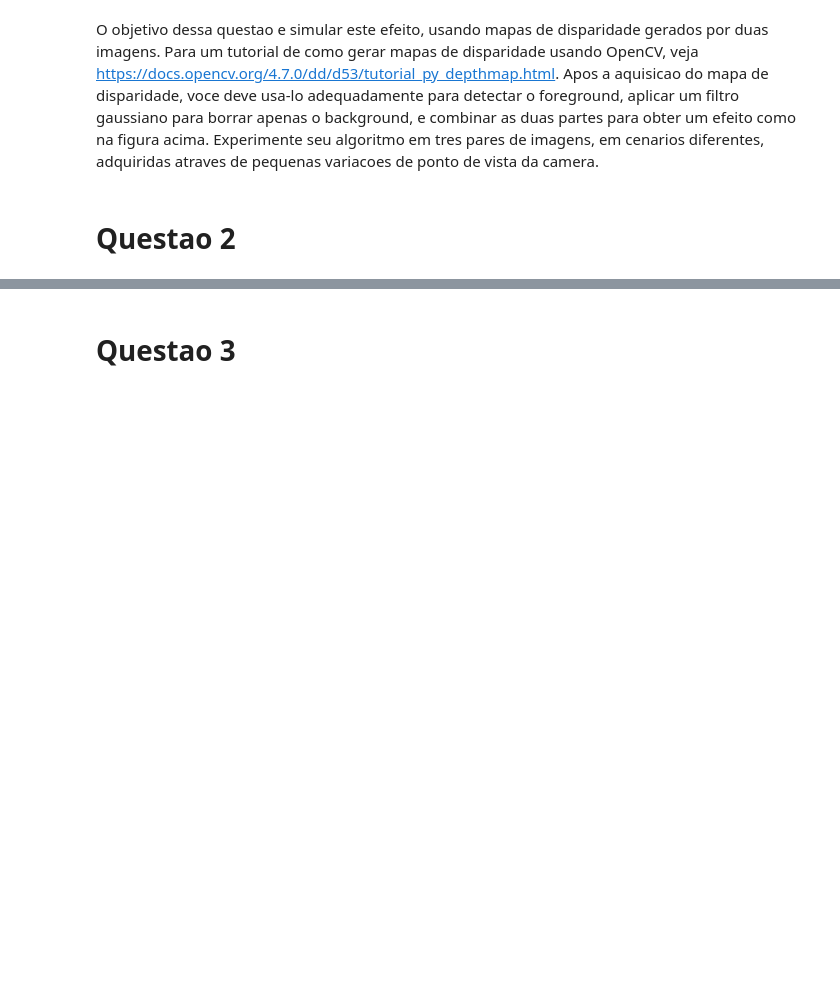
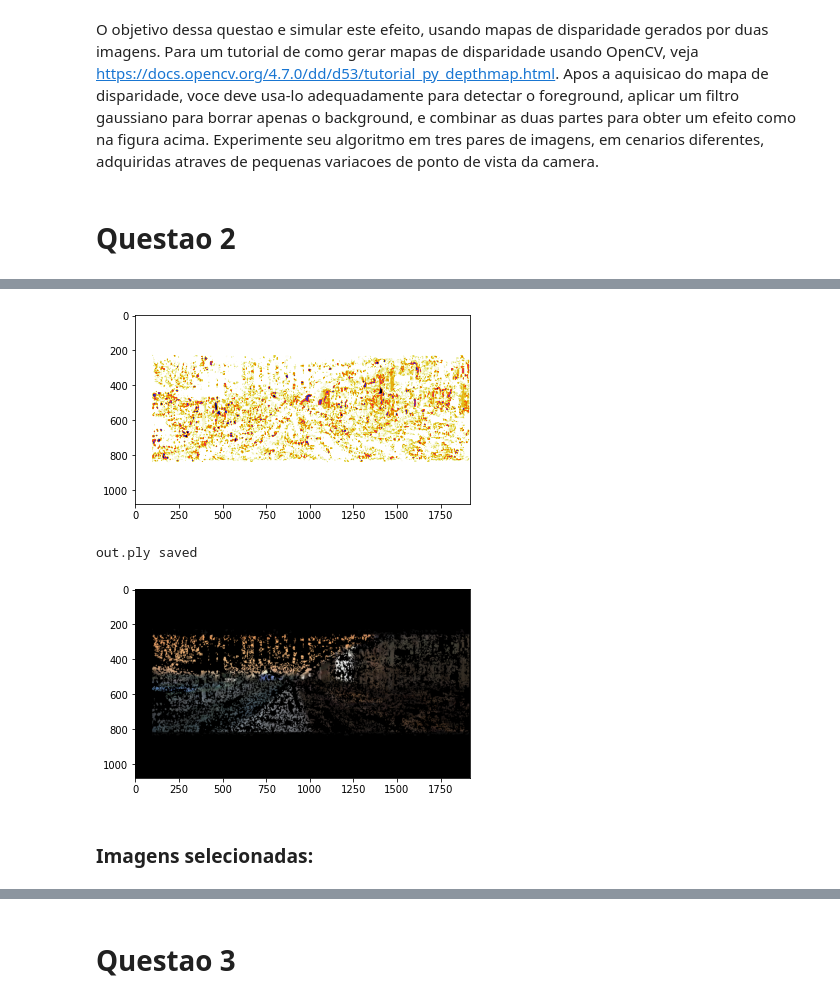
Before and after one commit to JonathanYuri/Computer-Vision, a Jupyter notebook: Lista4/lista.ipynb, the cells around one changed output, grey strips where cells are left out. Cells and saved outputs as stored; diff of their text form; code cells hidden in the pictures; blank space fills up the shorter version.

```diff
--- a/Lista4/lista.ipynb
+++ b/Lista4/lista.ipynb
@@ -14,0 +26,10 @@ a) Experimente o codigo disponibilizado no tutorial em tres exemplos distintos,
+# %%
+img_left_color = cv2.imread("./q2/2.0.jpg")
+img_right_color = cv2.imread("./q2/2.1.jpg")
+reconstruction3d.reconstruction3d(img_left_color, img_right_color)
+# %% [output]
+[figure, added]
+out.ply saved
+[figure, added]
+# %% [markdown]
+### Imagens selecionadas:
```
Also changed, not shown: parts of 38 cells of this notebook, 29 other files.
